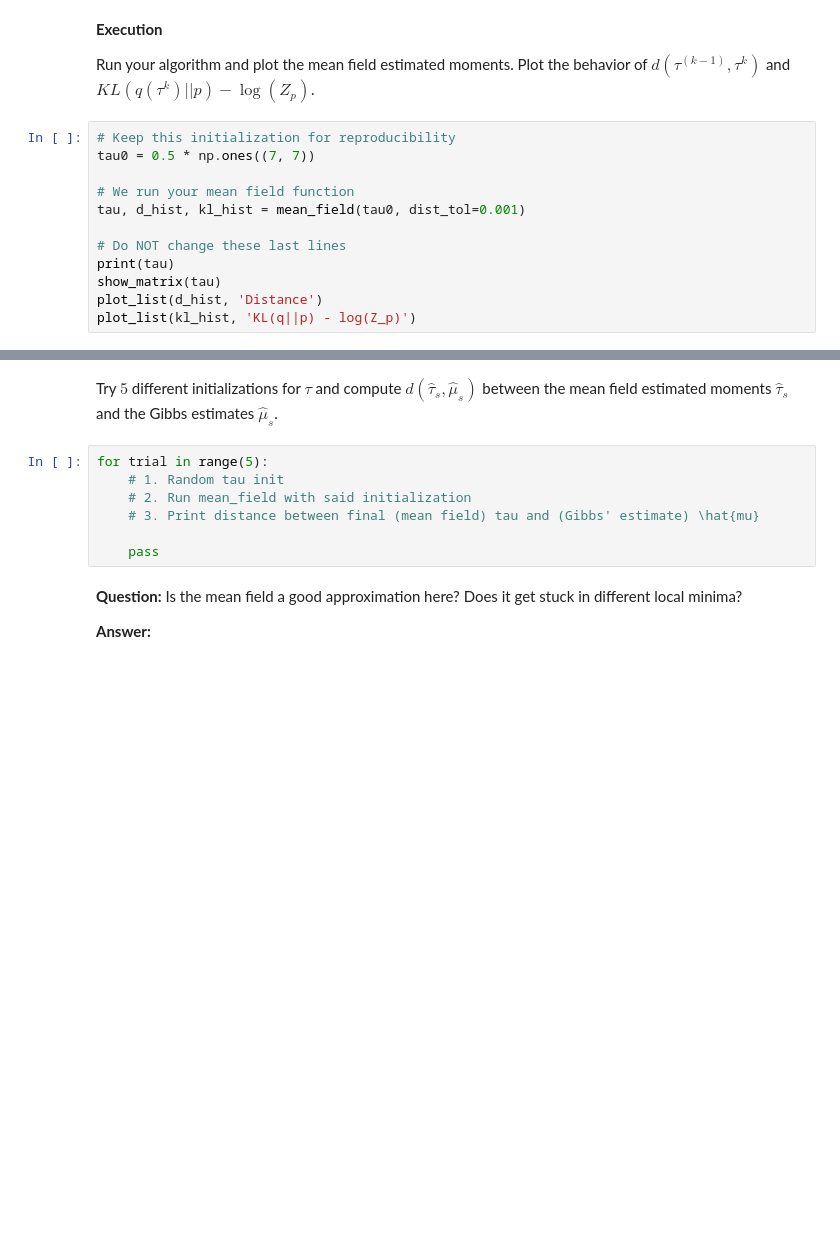
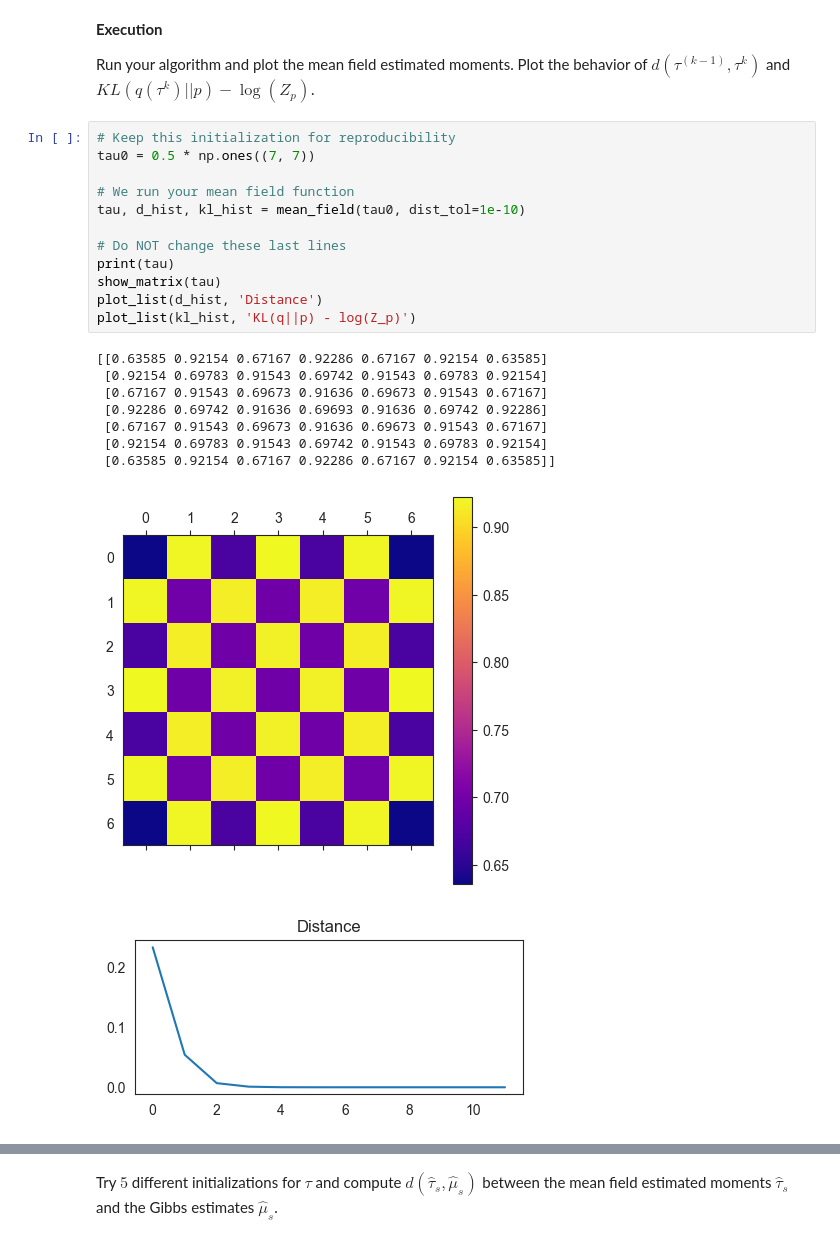
Before and after one commit to Gregb26/IFT-6269-Greg, a Jupyter notebook: Homework 5/Hw5_code.ipynb, the cells around one changed output, grey strips where cells are left out. Saved outputs shown, nothing was run; the diff lists cells and outputs as text; blank space fills up the shorter version.

```diff
--- a/Homework 5/Hw5_code.ipynb
+++ b/Homework 5/Hw5_code.ipynb
@@ -178,12 +283,22 @@ Run your algorithm and plot the mean field estimated moments. Plot the behavior
 # %%
 # Keep this initialization for reproducibility
 tau0 = 0.5 * np.ones((7, 7))
 
 # We run your mean field function
-tau, d_hist, kl_hist = mean_field(tau0, dist_tol=0.001)
+tau, d_hist, kl_hist = mean_field(tau0, dist_tol=1e-10)
 
 # Do NOT change these last lines
 print(tau)
 show_matrix(tau)
 plot_list(d_hist, 'Distance')
 plot_list(kl_hist, 'KL(q||p) - log(Z_p)')
+# %% [output]
+[[0.63585 0.92154 0.67167 0.92286 0.67167 0.92154 0.63585]
+ [0.92154 0.69783 0.91543 0.69742 0.91543 0.69783 0.92154]
+ [0.67167 0.91543 0.69673 0.91636 0.69673 0.91543 0.67167]
+ [0.92286 0.69742 0.91636 0.69693 0.91636 0.69742 0.92286]
+ [0.67167 0.91543 0.69673 0.91636 0.69673 0.91543 0.67167]
+ [0.92154 0.69783 0.91543 0.69742 0.91543 0.69783 0.92154]
+ [0.63585 0.92154 0.67167 0.92286 0.67167 0.92154 0.63585]]
+[figure, added]
+[figure, added]
@@ -190,13 +306,2 @@ plot_list(kl_hist, 'KL(q||p) - log(Z_p)')
 # %% [markdown]
 Try $5$ different initializations for $\tau$ and compute $d(\hat{\tau}_s, \hat{\mu}_s)$ between the mean field estimated moments $\hat{\tau}_s$ and the Gibbs estimates $\hat{\mu}_s$.
-# %%
-for trial in range(5):
-    # 1. Random tau init
-    # 2. Run mean_field with said initialization
-    # 3. Print distance between final (mean field) tau and (Gibbs' estimate) \hat{mu}
-
-    pass
-# %% [markdown]
-**Question:** Is the mean field a good approximation here? Does it get stuck in different local minima?
-
-**Answer:**
```
Also changed, not shown: parts of 13 cells of this notebook.
